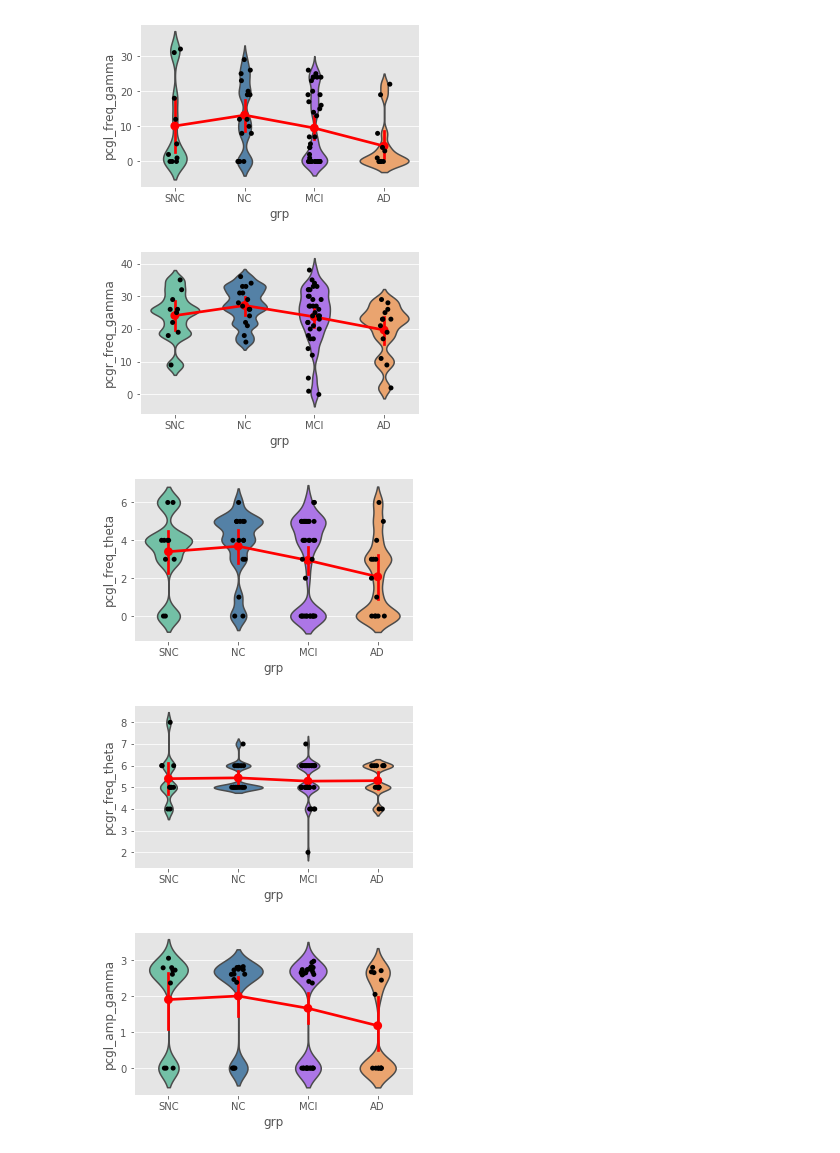
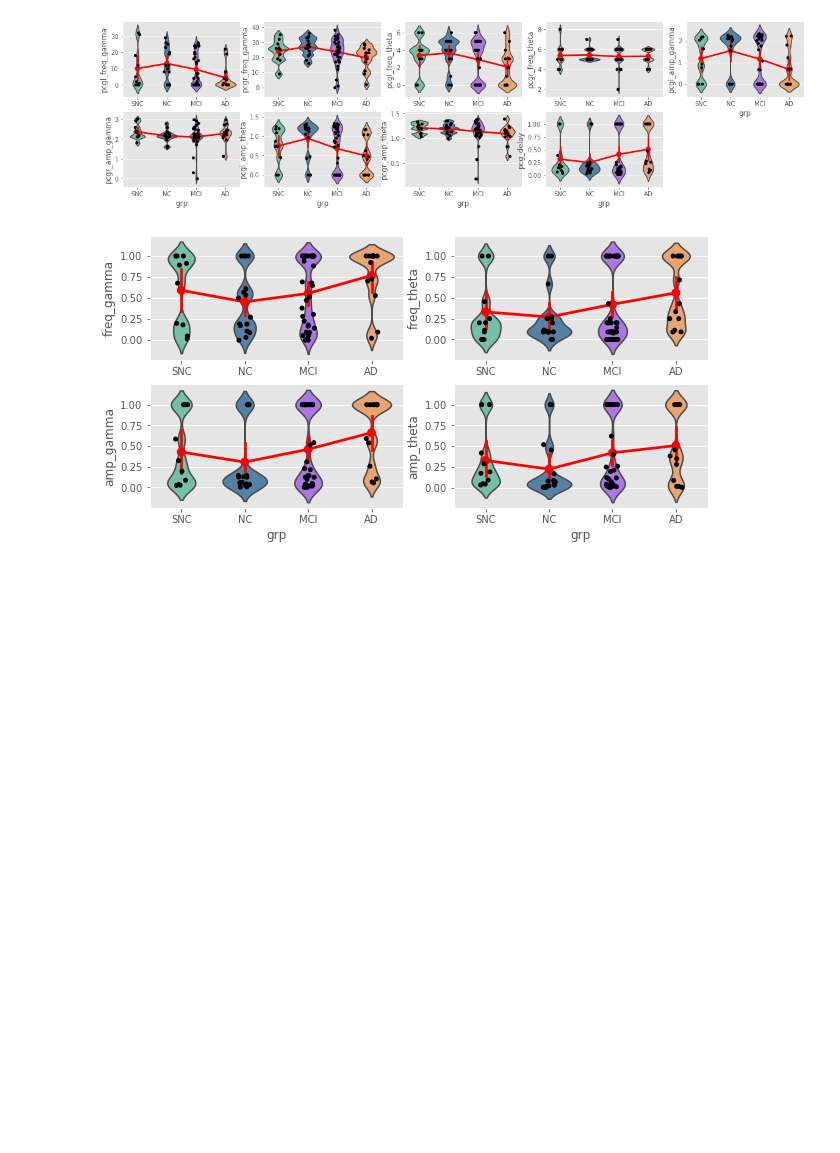
Before and after one commit to yilewang/Gc_detect_script, a Jupyter notebook: application/signal_workflow.ipynb, the cells around one changed output. Saved outputs shown, nothing was run; the diff lists cells and outputs as text; code cells hidden in the pictures; blank space fills up the shorter version.

```diff
--- a/application/signal_workflow.ipynb
+++ b/application/signal_workflow.ipynb
@@ -132,20 +132,17 @@ def psvplot(x,y, df, colors=None, axes=None):
     sns.stripplot( data=df, x=x, y=y, color='black', label="right", ax = axes)
     sns.pointplot(x=x, y=y, data=df, estimator=np.mean, color = 'red', ax=axes)
 # %%
-for n in range(2, len(dfa.columns)):
-    fig = plt.figure(figsize=(5,3))
-    axes = fig.add_subplot(111)
+a = 251
+fig = plt.figure(figsize=(20,5))
+for ind, n in enumerate(range(2, len(dfa.columns))):
+    axes = fig.add_subplot(a+ind)
     psvplot('grp',dfa.columns[n], df=dfa, colors=colors, axes=axes)
 
-
-
-for n in range(4):
-    fig = plt.figure(figsize=(5,3))
-    axes = fig.add_subplot(111)
+a=221
+fig = plt.figure(figsize=(10,5))
+for ind, n in enumerate(range(4)):
+    axes = fig.add_subplot(a+ind)
     psvplot('grp',laname[n], df, colors=colors, axes=axes)
 # %% [output]
-[figure, old version]
+[figure, new version]
-[figure, old version]
+[figure, new version]
-[figure, removed]
-[figure, removed]
-[figure, removed]
```
Also changed, not shown: parts of 3 cells of this notebook, 1 other file.
